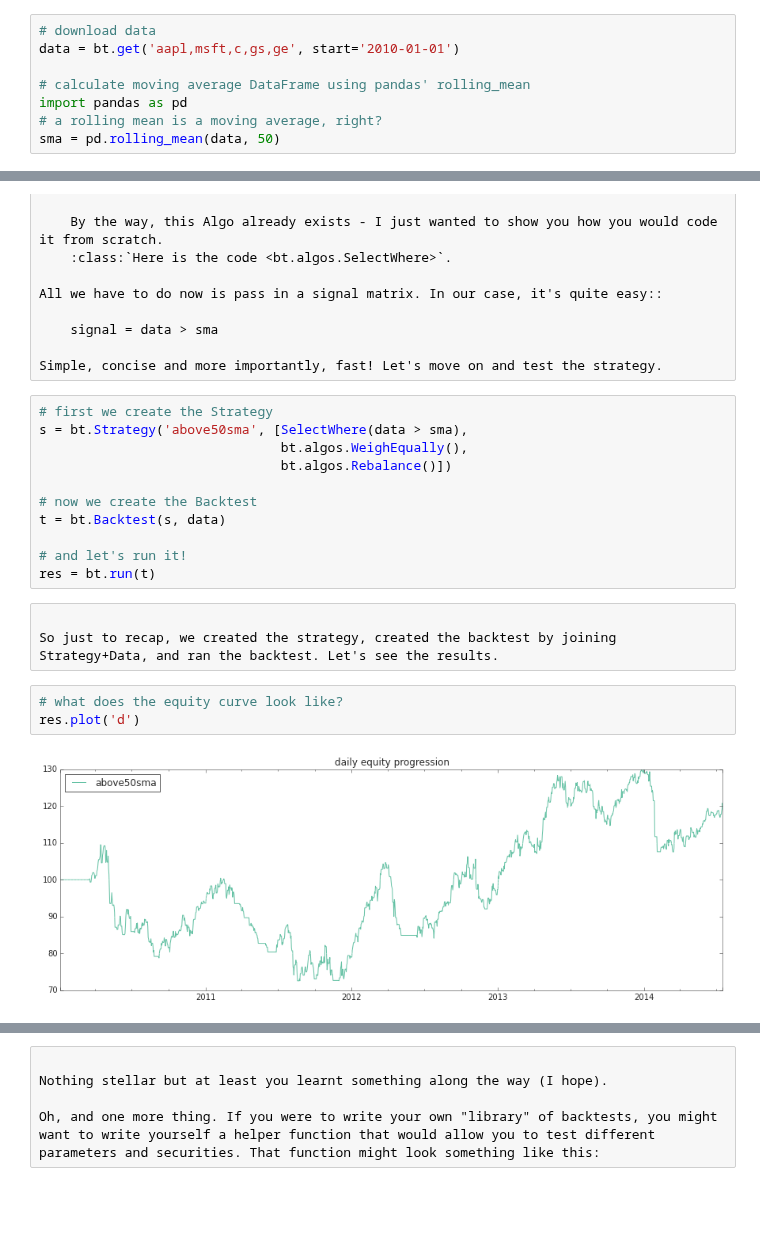
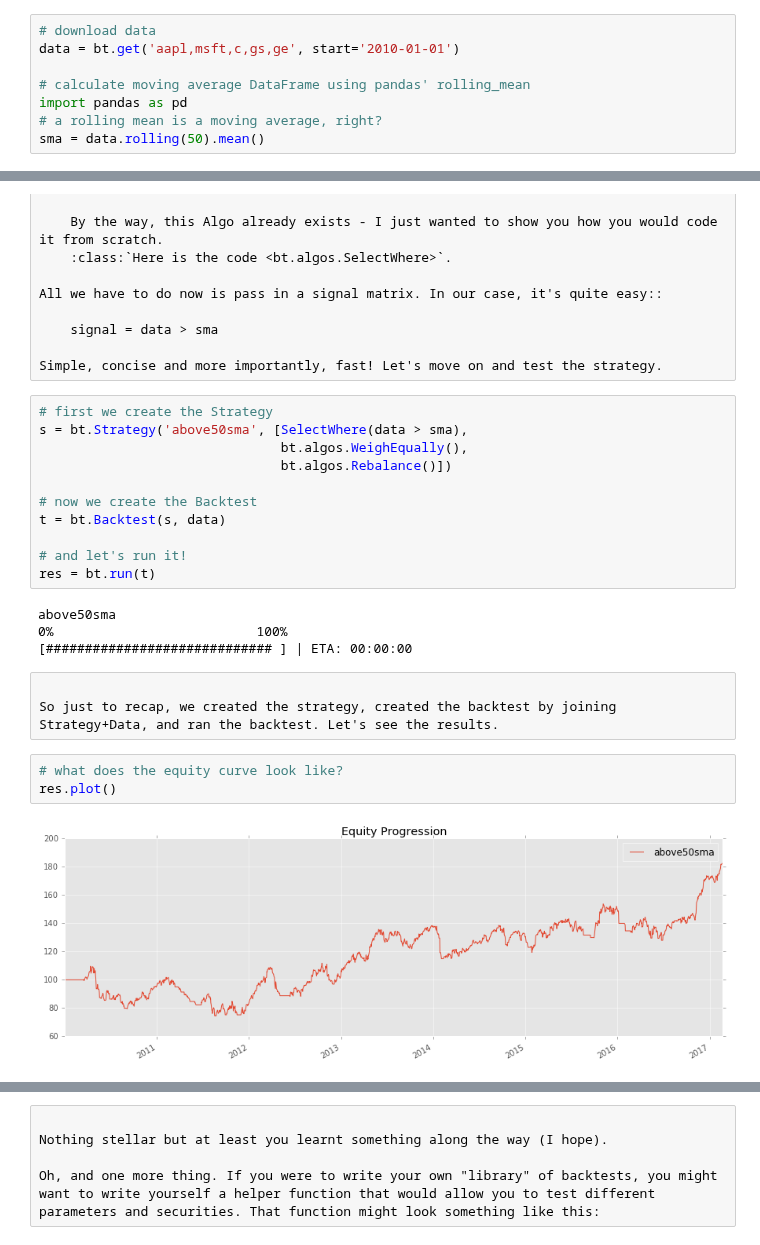
Before and after one commit to pmorissette/bt, a Jupyter notebook: docs/source/examples-nb.ipynb, the cells around one changed output, grey strips where cells are left out. Cells and saved outputs as stored; diff of their text form; blank space fills up the shorter version.

```diff
--- a/docs/source/examples-nb.ipynb
+++ b/docs/source/examples-nb.ipynb
@@ -24,7 +23,7 @@ data = bt.get('aapl,msft,c,gs,ge', start='2010-01-01')
 # calculate moving average DataFrame using pandas' rolling_mean
 import pandas as pd
 # a rolling mean is a moving average, right?
-sma = pd.rolling_mean(data, 50)
+sma = data.rolling(50).mean()
 # %% [raw]
 
 It's always a good idea to plot your data to make sure it looks ok. So let's see how the data + sma plot looks like.
@@ -100,14 +99,18 @@ t = bt.Backtest(s, data)
 
 # and let's run it!
 res = bt.run(t)
+# %% [output]
+above50sma
+0%                          100%
+[############################# ] | ETA: 00:00:00
 # %% [raw]
 
 So just to recap, we created the strategy, created the backtest by joining Strategy+Data, and ran the backtest. Let's see the results.
 # %%
 # what does the equity curve look like?
-res.plot('d')
+res.plot()
 # %% [output]
-[figure, old version]
+[figure, new version]
 # %%
 # and some performance stats
 res.display()
```
Also changed, not shown: parts of 17 cells of this notebook, 18 other files.
